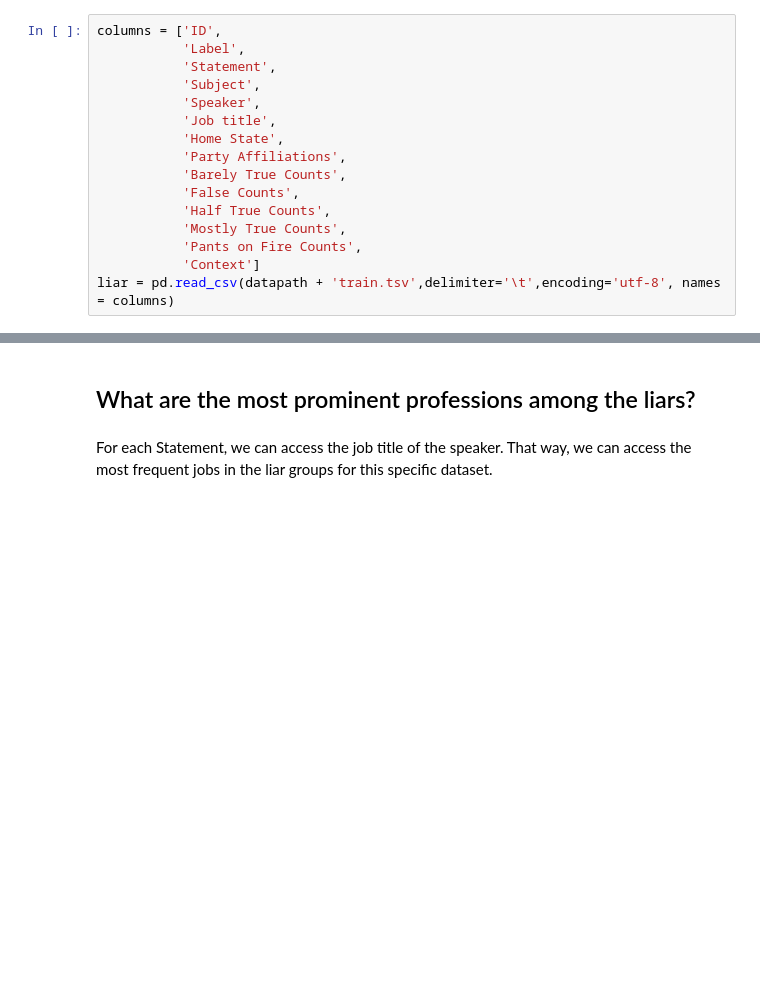
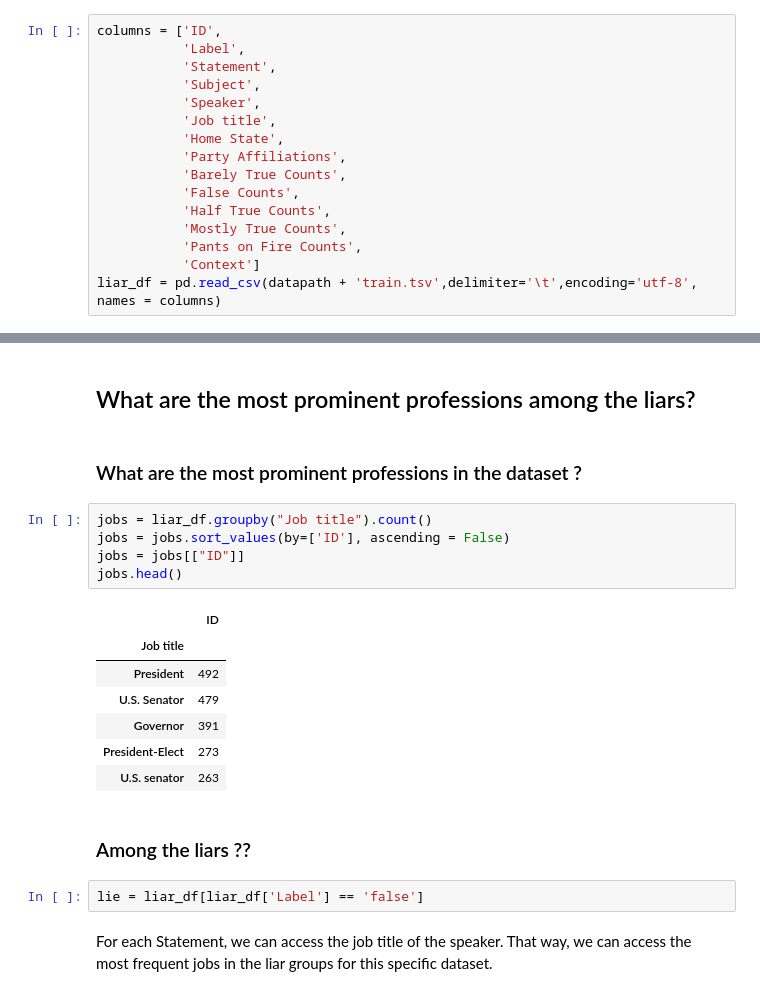
Before and after one commit to nicolasFontbonne/ADA-FakeNews, a Jupyter notebook: main_analysis.ipynb, the cells around one changed output, grey strips where cells are left out. Saved outputs shown, nothing was run; the diff lists cells and outputs as text; blank space fills up the shorter version.

```diff
--- a/main_analysis.ipynb
+++ b/main_analysis.ipynb
@@ -36,7 +37,7 @@ columns = ['ID',
            'Mostly True Counts',
            'Pants on Fire Counts',
            'Context']
-liar = pd.read_csv(datapath + 'train.tsv',delimiter='\t',encoding='utf-8', names = columns)
+liar_df = pd.read_csv(datapath + 'train.tsv',delimiter='\t',encoding='utf-8', names = columns)
 # %% [markdown]
 * Column 1: the ID of the statement ([ID].json).
 * Column 2: the label.
@@ -69,5 +70,24 @@ lie = liar[liar['Label'] == 'false']
 # %% [markdown]
 ## What are the most prominent professions among the liars?
+# %% [markdown]
+### What are the most prominent professions in the dataset ?
+# %%
+jobs = liar_df.groupby("Job title").count()
+jobs = jobs.sort_values(by=['ID'], ascending = False)
+jobs = jobs[["ID"]]
+jobs.head()
+# %% [output]
+|  | ID |
+| Job title |  |
+| President | 492 |
+| U.S. Senator | 479 |
+| Governor | 391 |
+| President-Elect | 273 |
+| U.S. senator | 263 |
+# %% [markdown]
+### Among the liars ??
+# %%
+lie = liar_df[liar_df['Label'] == 'false']
 # %% [markdown]
 For each Statement, we can access the job title of the speaker. That way, we can access the most frequent jobs in the liar groups for this specific dataset.
 # %%
```
Also changed, not shown: parts of 15 cells of this notebook.
